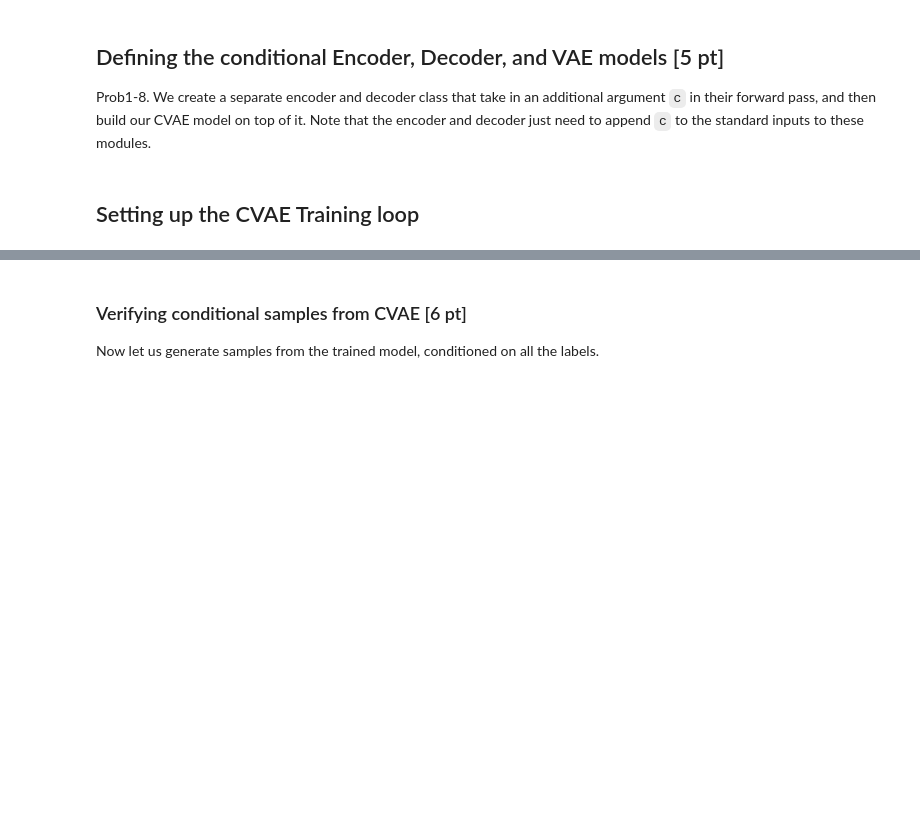
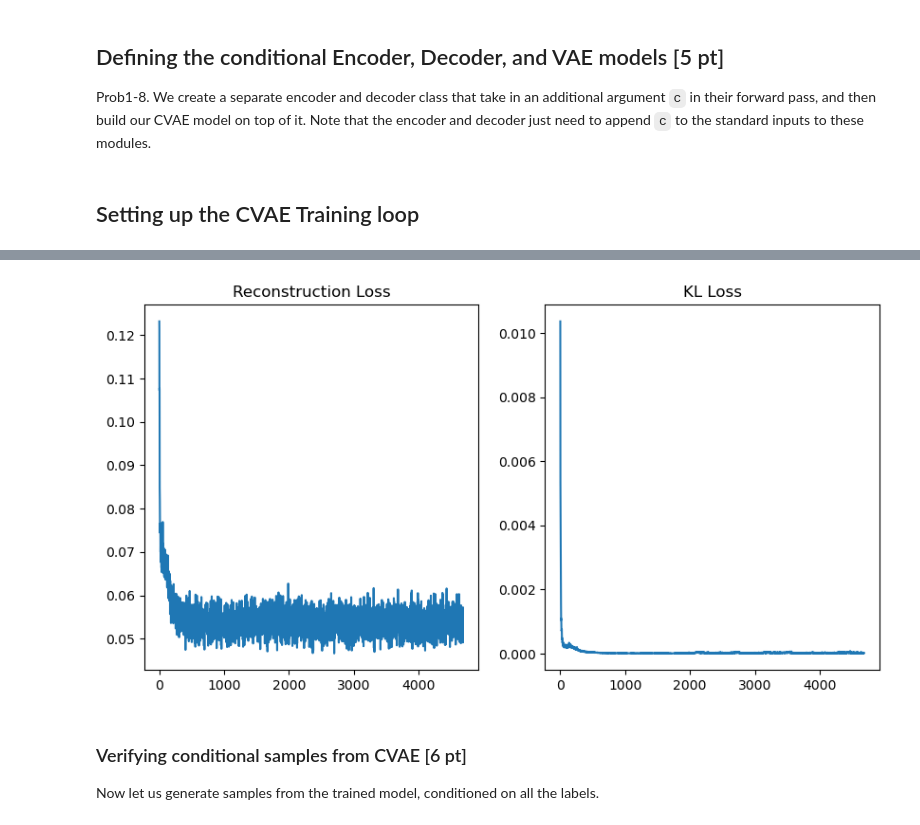
Before and after one commit to emanueltesfa/GAN-VAE, a Jupyter notebook: Problem1_VAE_v0.ipynb, the cells around one changed output, grey strips where cells are left out. Cells and saved outputs as stored; diff of their text form; code cells hidden in the pictures; blank space fills up the shorter version.

Commit message:
CVAE Works

```diff
--- a/Problem1_VAE_v0.ipynb
+++ b/Problem1_VAE_v0.ipynb
@@ -1036,7 +1060,7 @@ nz = 32
 # initial experiments leave beta = 0 in order to verify our implementation.        #
 ####################################################################################
 epochs = 5 # works with fewer epochs than AE, VAE. we only test conditional samples.
-beta = 0
+beta = 0.5
 #################################### END TODO ######################################
 
 # build CVAE model
@@ -1050,6 +1074,8 @@ cvae_model = cvae_model.train()   # set model in train mode (eg batchnorm params
 # the given learning rate and otherwise default parameters.                        #
 ####################################################################################
 # same as AE
+from torch.optim import Adam
+optimizer = Adam(cvae_model.parameters(), lr=learning_rate)
 #################################### END TODO ######################################
 
 train_it = 0
@@ -1069,12 +1095,18 @@ for ep in range(epochs):
   #       training loss. It outputs the total training loss and a dict containing    #
   #       the breakdown of reconstruction and KL loss.                               #
   ####################################################################################
-  for ...:
-
+  for indx, (img, label) in enumerate(mnist_data_loader): # index and img,label tuple
+    optimizer.zero_grad()
+    batch_features = torch.reshape(img, (-1, 784) ).to(device)
+    #print(batch_features.size(), type(batch_features))
+    cvae_output = cvae_model(batch_features, label)
+    total_loss, losses = cvae_model.loss(batch_features, outputs=cvae_output)
     rec_loss.append(losses['rec_loss']); kl_loss.append(losses['kl_loss'])
-    if train_it % 100 == 0:
+    total_loss.backward()
+    optimizer.step()
+    if train_it % 400 == 0:
       print("It {}: Total Loss: {}, \t Rec Loss: {},\t KL Loss: {}"\
-            .format(train_it, total_loss, losses['rec_loss'], losses['kl_loss']))
+            .format(train_it, total_loss, losses['rec_loss'], losses['kl_loss'].item()))
     train_it += 1
   #################################### END TODO ####################################
 
@@ -1092,3 +1124,4 @@ ax2 = plt.subplot(122)
 ax2.plot(kl_loss_plotdata)
 ax2.title.set_text("KL Loss")
 plt.show()
+# %% [output]
@@ -1095,3 +1147,4 @@ plt.show()
+[figure, added]
 # %% [markdown]
 ### Verifying conditional samples from CVAE [6 pt]
 Now let us generate samples from the trained model, conditioned on all the labels.
```
Also changed, not shown: parts of 8 cells of this notebook.
